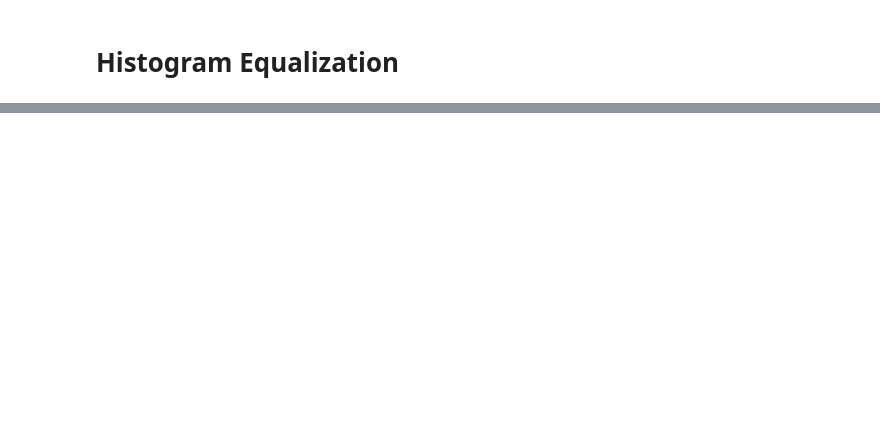
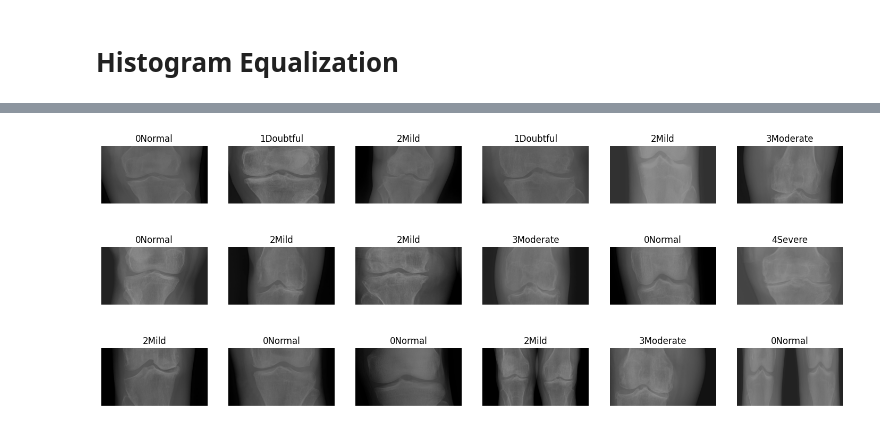
Before and after one commit to ssabrut/knee-arthritis-detection, a Jupyter notebook: Annotated_Dataset_for_Knee_Arthritis_Detection.ipynb, the cells around one changed output, grey strips where cells are left out. Drawn from its saved outputs; the diff is of its cells as text; code cells hidden in the pictures; blank space fills up the shorter version.

```diff
--- a/Annotated_Dataset_for_Knee_Arthritis_Detection.ipynb
+++ b/Annotated_Dataset_for_Knee_Arthritis_Detection.ipynb
@@ -116,0 +103,4 @@ plot_images(he_images)
+# %%
+plot_images(gamma_correction_images)
+# %% [output]
+[figure, added]
```
Also changed, not shown: parts of 12 cells of this notebook.
